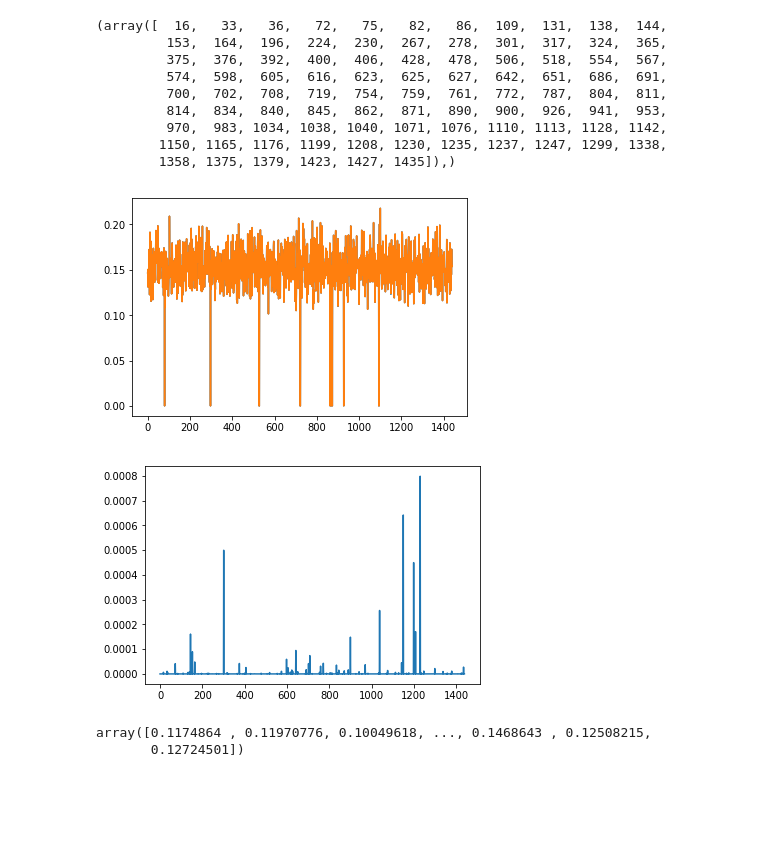
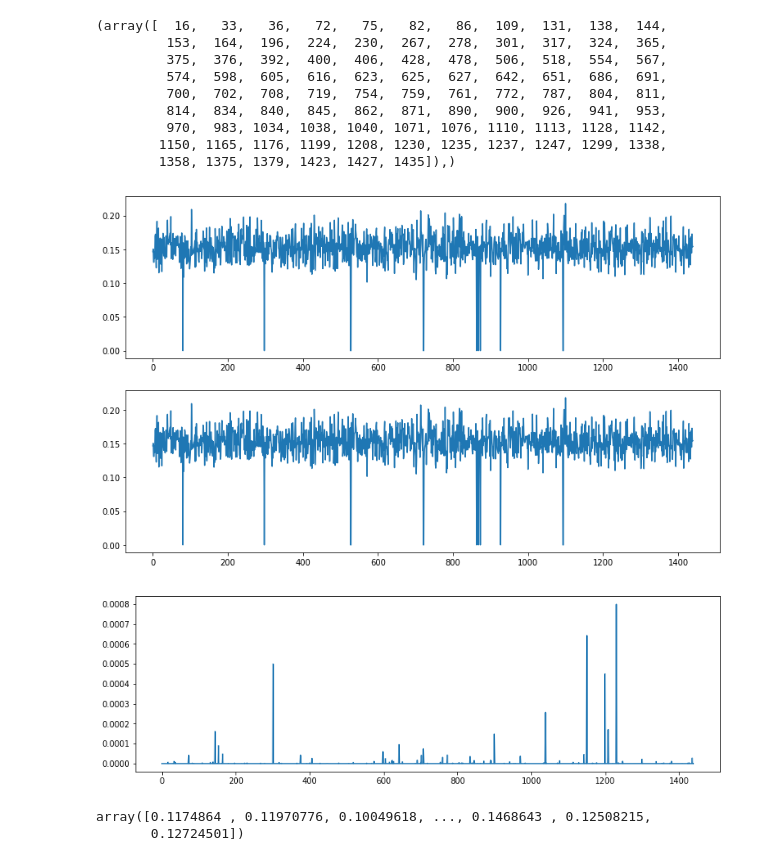
Before and after one commit to dneise/crosstalk_study, a Jupyter notebook: poisson_correction.ipynb, the cells around one changed output. Drawn from its saved outputs; the diff is of its cells as text; code cells hidden in the pictures; blank space fills up the shorter version.

```diff
--- a/poisson_correction.ipynb
+++ b/poisson_correction.ipynb
@@ -80,14 +80,16 @@ np.where((delta_p_xt > 1e-6).iloc[0])
         1150, 1165, 1176, 1199, 1208, 1230, 1235, 1237, 1247, 1299, 1338,
         1358, 1375, 1379, 1423, 1427, 1435]),)
 # %%
-plt.plot(p_xt.iloc[0])
-plt.plot(p_xt_from_Pns);
+fig, axes = plt.subplots(2, figsize=(13, 8))
+axes[0].plot(p_xt.iloc[0])
+axes[1].plot(p_xt_from_Pns);
 # %% [output]
-[figure, old version]
+[figure, new version]
 # %%
+plt.figure(figsize=(13, 4))
 plt.plot(delta_p_xt.iloc[0]);
 # %% [output]
-[figure, old version]
+[figure, new version]
 # %%
 p_ct_corrected = P_prime_n[1:].sum(axis=0) / Pn.sum(axis=0)
 p_ct_corrected
```
